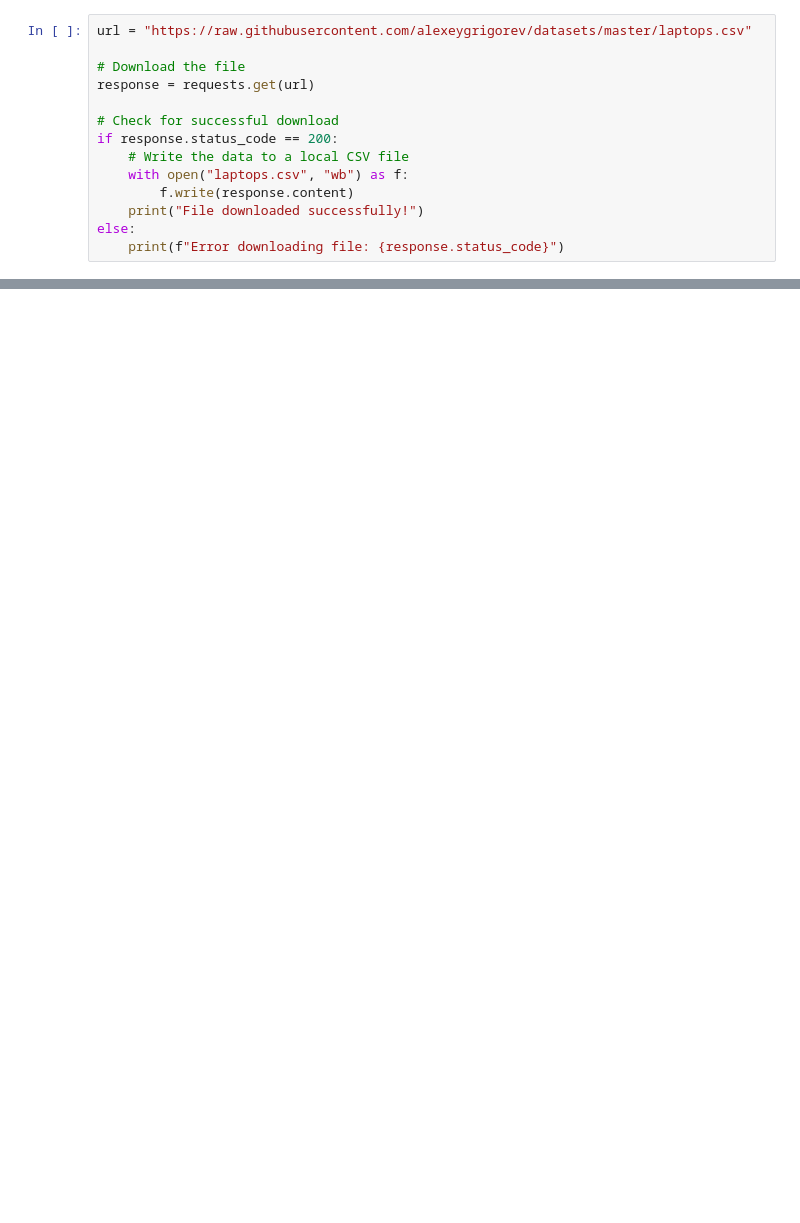
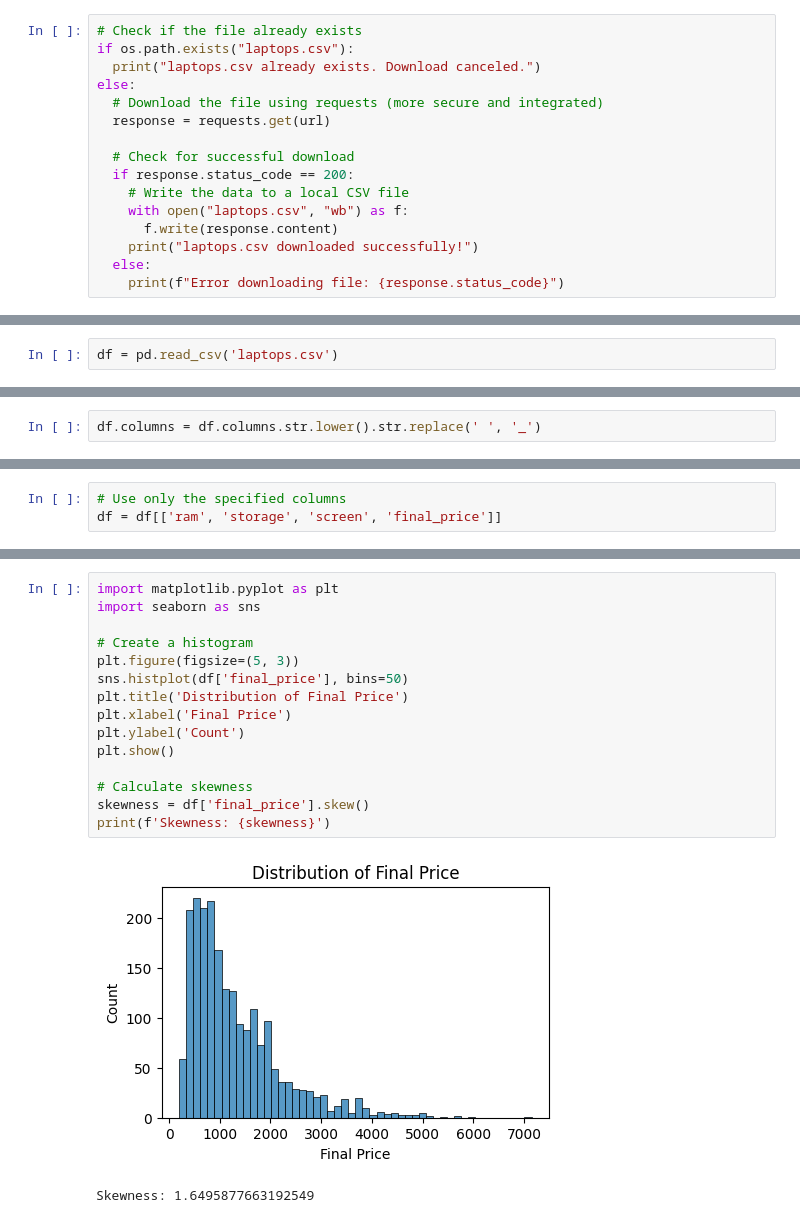
Before and after one commit to adikusum4/Machine-Learning-zoomcamp, a Jupyter notebook: 02-regression/homework_02.ipynb, the cells around one changed output, grey strips where cells are left out. Saved outputs shown, nothing was run; the diff lists cells and outputs as text; blank space fills up the shorter version.

Commit message:
Update homework_02.ipynb and add laptops.csv

```diff
--- a/02-regression/homework_02.ipynb
+++ b/02-regression/homework_02.ipynb
@@ -20,14 +9,16 @@ laptops.csv.1       100%[===================>] 291.58K  --.-KB/s    in 0.006s
 # %%
-url = "https://raw.githubusercontent.com/alexeygrigorev/datasets/master/laptops.csv"
+# Check if the file already exists
+if os.path.exists("laptops.csv"):
+  print("laptops.csv already exists. Download canceled.")
+else:
+  # Download the file using requests (more secure and integrated)
+  response = requests.get(url)
 
-# Download the file
-response = requests.get(url)
-
-# Check for successful download
-if response.status_code == 200:
+  # Check for successful download
+  if response.status_code == 200:
     # Write the data to a local CSV file
     with open("laptops.csv", "wb") as f:
-        f.write(response.content)
-    print("File downloaded successfully!")
-else:
+      f.write(response.content)
+    print("laptops.csv downloaded successfully!")
+  else:
     print(f"Error downloading file: {response.status_code}")
@@ -33,0 +27,2 @@ else:
+# %%
+df = pd.read_csv('laptops.csv')
@@ -33,0 +35,2 @@ else:
+# %%
+df.columns = df.columns.str.lower().str.replace(' ', '_')
@@ -33,0 +43,3 @@ else:
+# %%
+# Use only the specified columns
+df = df[['ram', 'storage', 'screen', 'final_price']]
@@ -33,0 +48,18 @@ else:
+# %%
+import matplotlib.pyplot as plt
+import seaborn as sns
+
+# Create a histogram
+plt.figure(figsize=(5, 3))
+sns.histplot(df['final_price'], bins=50)
+plt.title('Distribution of Final Price')
+plt.xlabel('Final Price')
+plt.ylabel('Count')
+plt.show()
+
+# Calculate skewness
+skewness = df['final_price'].skew()
+print(f'Skewness: {skewness}')
+# %% [output]
+[figure, added]
+Skewness: 1.6495877663192549
```
Also changed, not shown: parts of 30 cells of this notebook, 1 other file.
